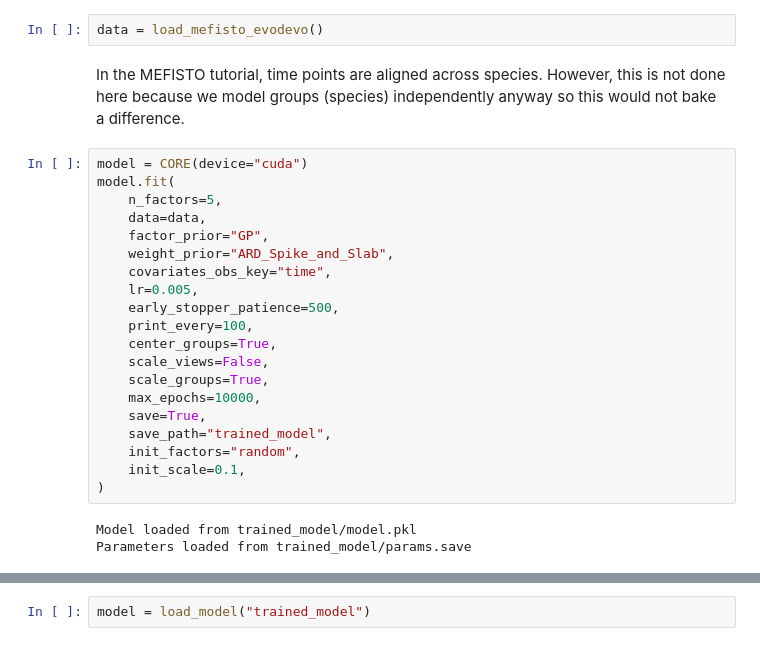
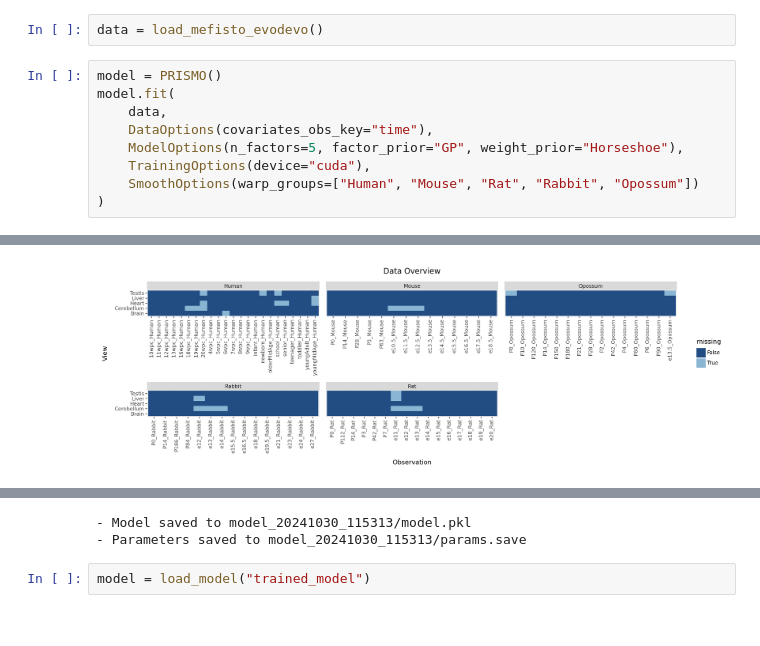
Before and after one commit to bioFAM/mofaflex-analysis, a Jupyter notebook: comparison_mefisto_evodevo/mefisto_evodevo.ipynb, the cells around one changed output, grey strips where cells are left out. Drawn from its saved outputs; the diff is of its cells as text.

```diff
--- a/comparison_mefisto_evodevo/mefisto_evodevo.ipynb
+++ b/comparison_mefisto_evodevo/mefisto_evodevo.ipynb
@@ -29,27 +31,12 @@ warnings.simplefilter(action="ignore", category=FutureWarning)
 # %%
 data = load_mefisto_evodevo()
-# %% [markdown]
-In the MEFISTO tutorial, time points are aligned across species. However, this is not done here because we model groups (species) independently anyway so this would not bake a difference.
-# %%
-model = CORE(device="cuda")
-model.fit(
-    n_factors=5,
-    data=data,
-    factor_prior="GP",
-    weight_prior="ARD_Spike_and_Slab",
-    covariates_obs_key="time",
-    lr=0.005,
-    early_stopper_patience=500,
-    print_every=100,
-    center_groups=True,
-    scale_views=False,
-    scale_groups=True,
-    max_epochs=10000,
-    save=True,
-    save_path="trained_model",
-    init_factors="random",
-    init_scale=0.1,
-)
-# %% [output]
-Model loaded from trained_model/model.pkl
-Parameters loaded from trained_model/params.save
+# %%
+model = PRISMO()
+model.fit(
+    data,
+    DataOptions(covariates_obs_key="time"),
+    ModelOptions(n_factors=5, factor_prior="GP", weight_prior="Horseshoe"),
+    TrainingOptions(device="cuda"),
+    SmoothOptions(warp_groups=["Human", "Mouse", "Rat", "Rabbit", "Opossum"])
+)
+# %% [output]
@@ -55,0 +57 @@ Parameters loaded from trained_model/params.save
+[figure, added]
@@ -56,3 +75,5 @@ Parameters loaded from trained_model/params.save
+- Model saved to model_20241030_115313/model.pkl
+- Parameters saved to model_20241030_115313/params.save
 # %%
 model = load_model("trained_model")
 # %% [output]
```
Also changed, not shown: parts of 11 cells of this notebook.
